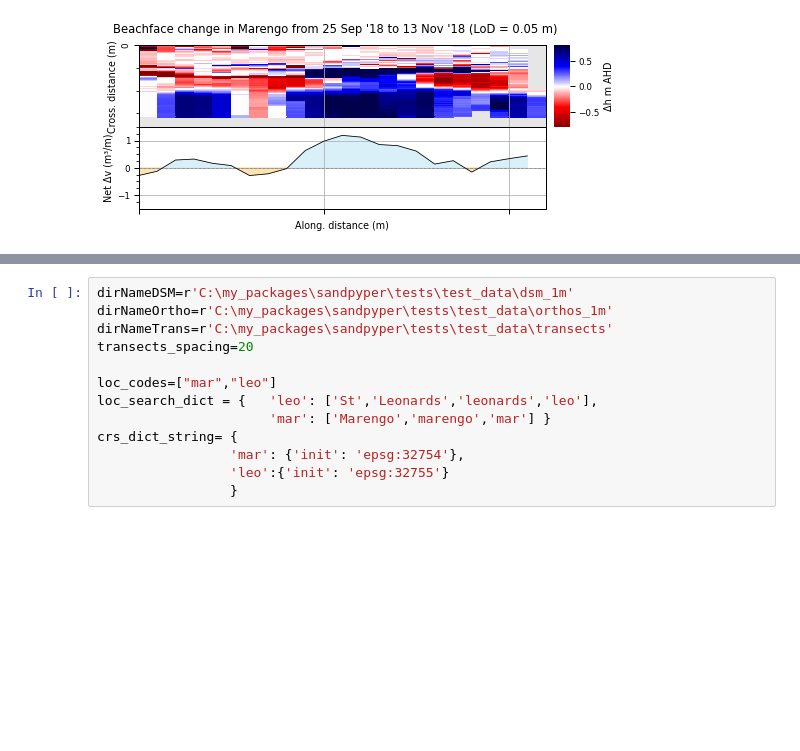
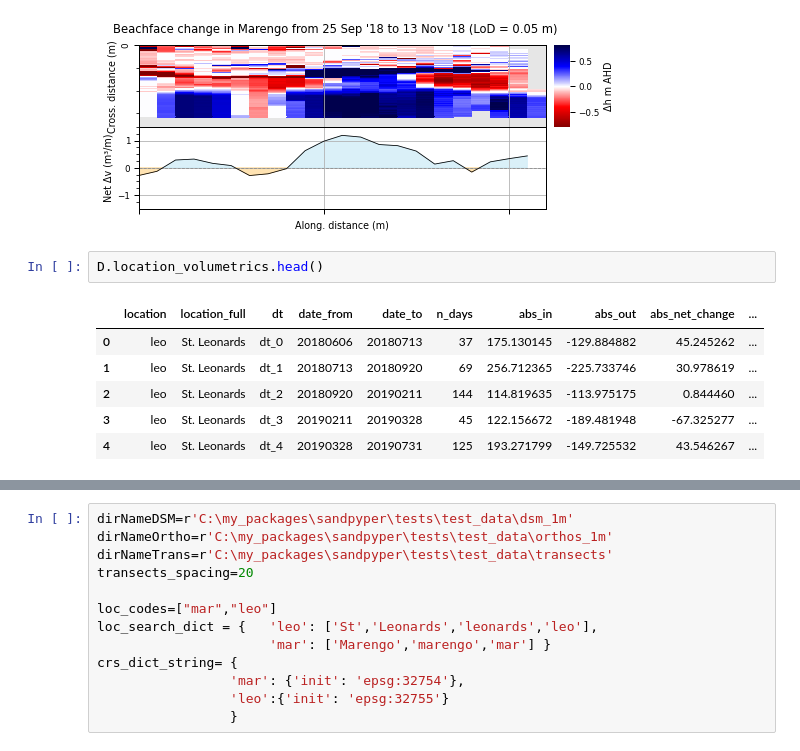
Before and after one commit to npucino/sandpyper, a Jupyter notebook: examples/Example_1_Profile_extraction-CLASS.ipynb, the cells around one changed output, grey strips where cells are left out. Saved outputs shown, nothing was run; the diff lists cells and outputs as text; blank space fills up the shorter version.

```diff
--- a/examples/Example_1_Profile_extraction-CLASS.ipynb
+++ b/examples/Example_1_Profile_extraction-CLASS.ipynb
@@ -67,5 +67,14 @@ Working on mar at dt_0
 [figure]
 Working on mar at dt_3
 [figure]
+# %%
+D.location_volumetrics.head()
+# %% [output]
+|  | location | location_full | dt | date_from | date_to | n_days | abs_in | abs_out | abs_net_change | ... |
+| 0 | leo | St. Leonards | dt_0 | 20180606 | 20180713 | 37 | 175.130145 | -129.884882 | 45.245262 | ... |
+| 1 | leo | St. Leonards | dt_1 | 20180713 | 20180920 | 69 | 256.712365 | -225.733746 | 30.978619 | ... |
+| 2 | leo | St. Leonards | dt_2 | 20180920 | 20190211 | 144 | 114.819635 | -113.975175 | 0.844460 | ... |
+| 3 | leo | St. Leonards | dt_3 | 20190211 | 20190328 | 45 | 122.156672 | -189.481948 | -67.325277 | ... |
+| 4 | leo | St. Leonards | dt_4 | 20190328 | 20190731 | 125 | 193.271799 | -149.725532 | 43.546267 | ... |
 # %%
 D.plot_mec_evolution(location_field="location",
```
Also changed, not shown: parts of 2 cells of this notebook, 2 other files.
